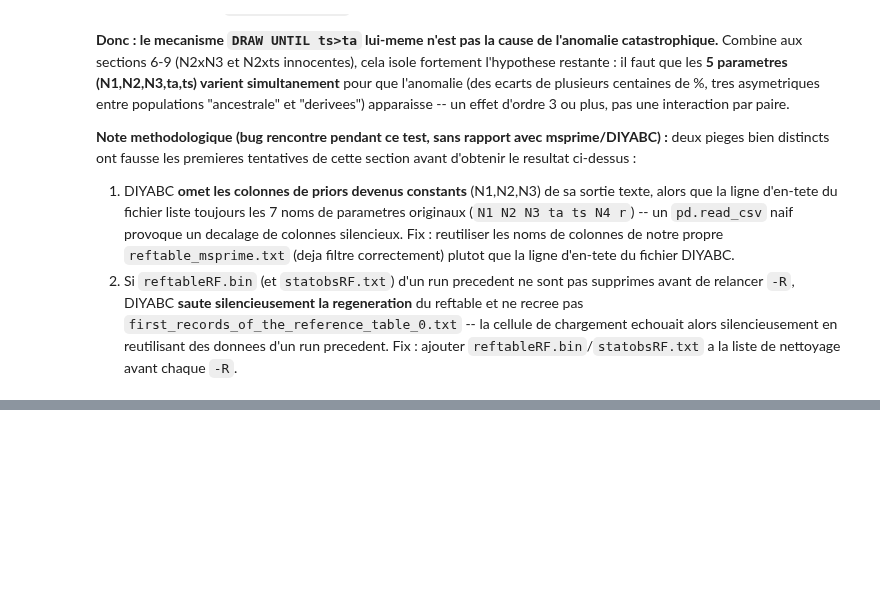
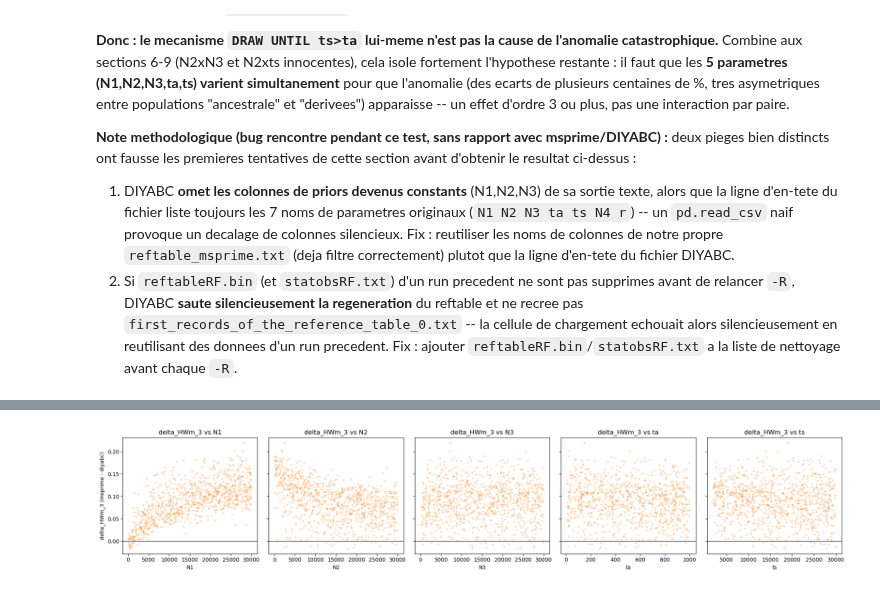
Before and after one commit to Guillaume-BR/diyabc_msprime_poc, a Jupyter notebook: notebook/correlation_N2_N3_HWm_anomaly.ipynb, the cells around one changed output, grey strips where cells are left out. Cells and saved outputs as stored; diff of their text form; code cells hidden in the pictures; blank space fills up the shorter version.

```diff
--- a/notebook/correlation_N2_N3_HWm_anomaly.ipynb
+++ b/notebook/correlation_N2_N3_HWm_anomaly.ipynb
@@ -877,0 +996,12 @@ Une fois le vrai piege corrige (voir note ci-dessous), le resultat est net et pr
+# %%
+fig, axes = plt.subplots(1, 5, figsize=(20, 4), sharey=True)
+for ax, param in zip(axes, ["N1", "N2", "N3", "ta", "ts"], strict=True):
+    ax.scatter(df_diy_replay[param], delta_hwm3, s=4, alpha=0.3, color="C1")
+    ax.axhline(0, color="black", linewidth=0.8)
+    ax.set_xlabel(param)
+    ax.set_title(f"delta_HWm_3 vs {param}")
+axes[0].set_ylabel("delta_HWm_3 (msprime - diyabc)")
+plt.tight_layout()
+plt.show()
+# %% [output]
+[figure, added]
```
Also changed, not shown: parts of 23 cells of this notebook, 2 other files.
